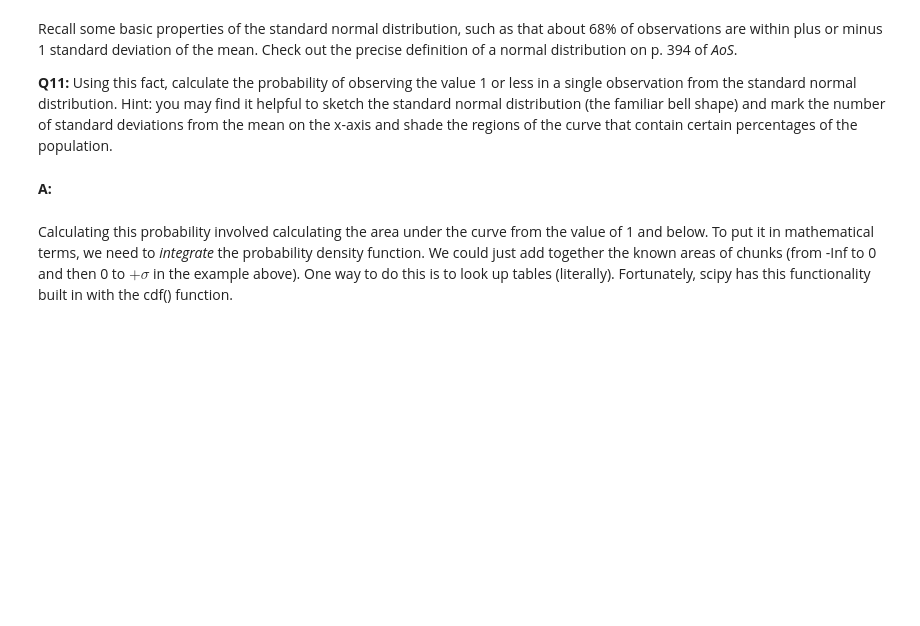
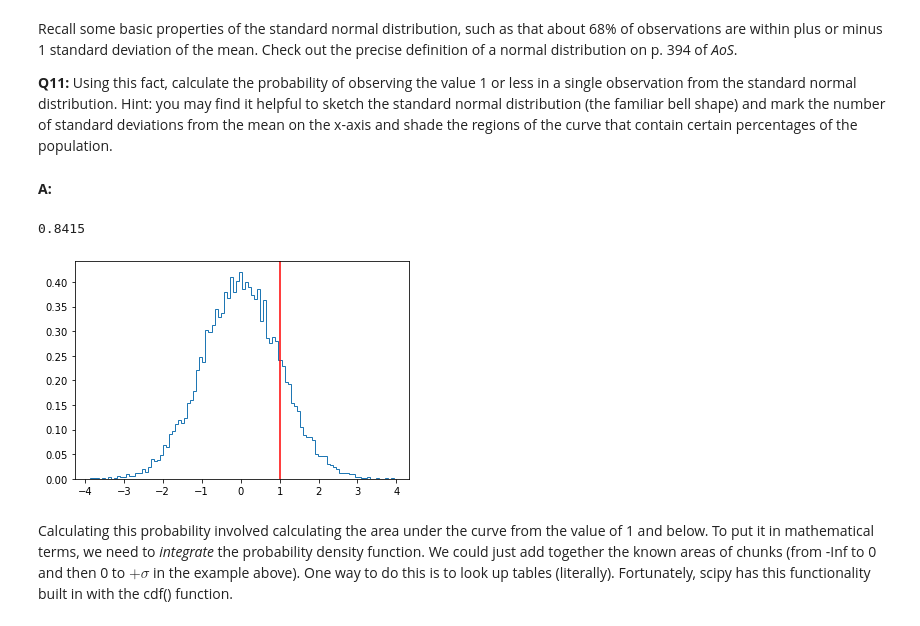
Before and after one commit to allen44/frequentist-inference, a Jupyter notebook: Frequentist Inference Case Study - Part A (3).ipynb, the cells around one changed output. Saved outputs shown, nothing was run; the diff lists cells and outputs as text; code cells hidden in the pictures; blank space fills up the shorter version.

```diff
--- a/Frequentist Inference Case Study - Part A (3).ipynb
+++ b/Frequentist Inference Case Study - Part A (3).ipynb
@@ -366,6 +363,21 @@ Recall some basic properties of the standard normal distribution, such as that a
 __Q11:__ Using this fact, calculate the probability of observing the value 1 or less in a single observation from the standard normal distribution. Hint: you may find it helpful to sketch the standard normal distribution (the familiar bell shape) and mark the number of standard deviations from the mean on the x-axis and shade the regions of the curve that contain certain percentages of the population.
 # %% [markdown]
 __A:__
+# %%
+n = 10000
+
+sample = np.random.normal(0,1, size=n)
+num_samples_1_or_less = np.where(sample <= 1, 1, 0).sum()
+
+probability_of_1_or_less = num_samples_1_or_less / n
+probability_of_1_or_less
+# %% [output]
+0.8415
+# %%
+_ = plt.hist(sample, histtype='step', density=True, bins=int(np.sqrt(n)))
+_ = plt.axvline(1, color='r')
+# %% [output]
+[figure, added]
 # %% [markdown]
 Calculating this probability involved calculating the area under the curve from the value of 1 and below. To put it in mathematical terms, we need to *integrate* the probability density function. We could just add together the known areas of chunks (from -Inf to 0 and then 0 to $+\sigma$ in the example above). One way to do this is to look up tables (literally). Fortunately, scipy has this functionality built in with the cdf() function.
 # %% [markdown]
```
Also changed, not shown: parts of 14 cells of this notebook.
